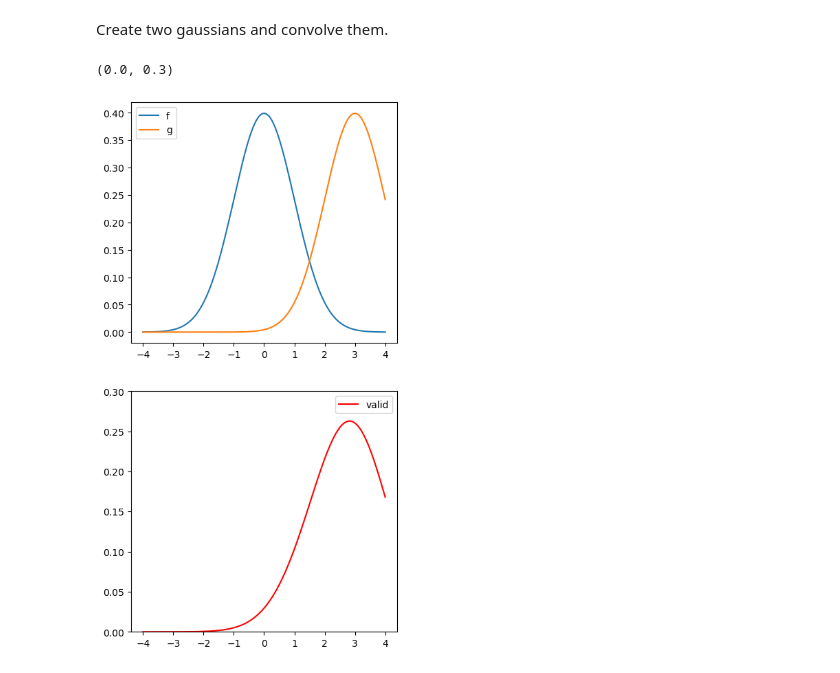
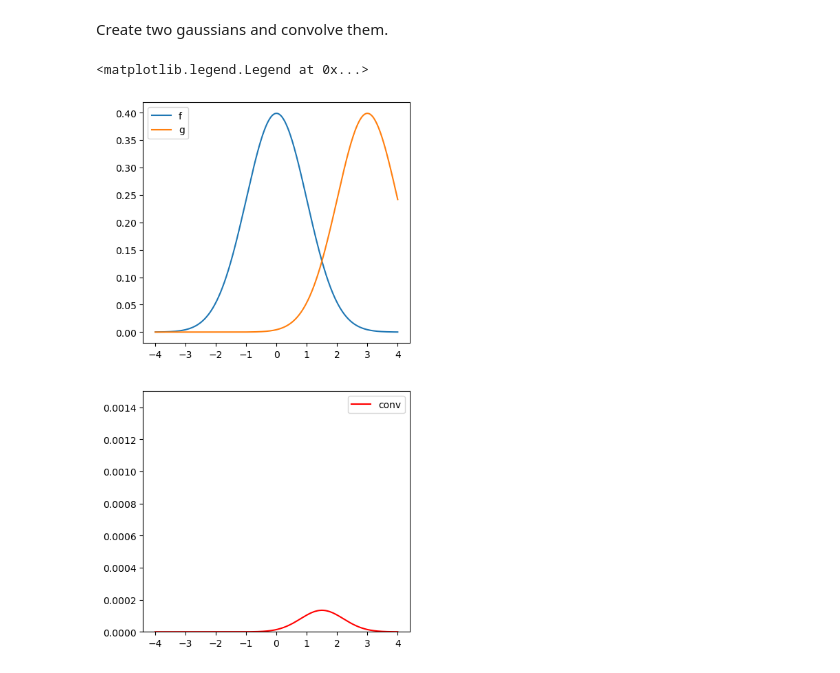
Before and after one commit to akey7/gaussian-animations, a Jupyter notebook: gaussian_convolution.ipynb, the cells around one changed output. Drawn from its saved outputs; the diff is of its cells as text; code cells hidden in the pictures.

```diff
--- a/gaussian_convolution.ipynb
+++ b/gaussian_convolution.ipynb
@@ -23,15 +23,18 @@ sd_g = 1.
 fs = a_f * np.exp(-(xs-mu_f)**2/2/sd_f**2) / (sd_f*np.sqrt(2*np.pi))
 gs = a_g * np.exp(-(xs-mu_g)**2/2/sd_g**2) / (sd_g*np.sqrt(2*np.pi))
 # %%
-conv = np.convolve(fs, gs, mode='same') * (xs[1] - xs[0])
+# conv = np.convolve(fs, gs, mode='same') * (xs[1] - xs[0]) / 2
+
+prod = fs * gs
+integrated = (prod[1:]+prod[:len(prod)-1])*(xs[1:]-xs[:len(xs)-1])/2.
 # %%
 fig, axs = plt.subplots(nrows=2, ncols=1, figsize=(5, 10))
 axs[0].plot(xs, fs, label='f')
 axs[0].plot(xs, gs, label='g')
 axs[0].legend()
-axs[1].plot(xs, conv, label='valid', color='red')
+axs[1].plot(xs[1:], integrated, label='conv', color='red')
+axs[1].set_ylim(0., 1.5e-3)
 axs[1].legend()
-axs[1].set_ylim(0., 0.3)
 # %% [output]
-(0.0, 0.3)
+<matplotlib.legend.Legend at 0x...>
-[figure, old version]
+[figure, new version]
```
